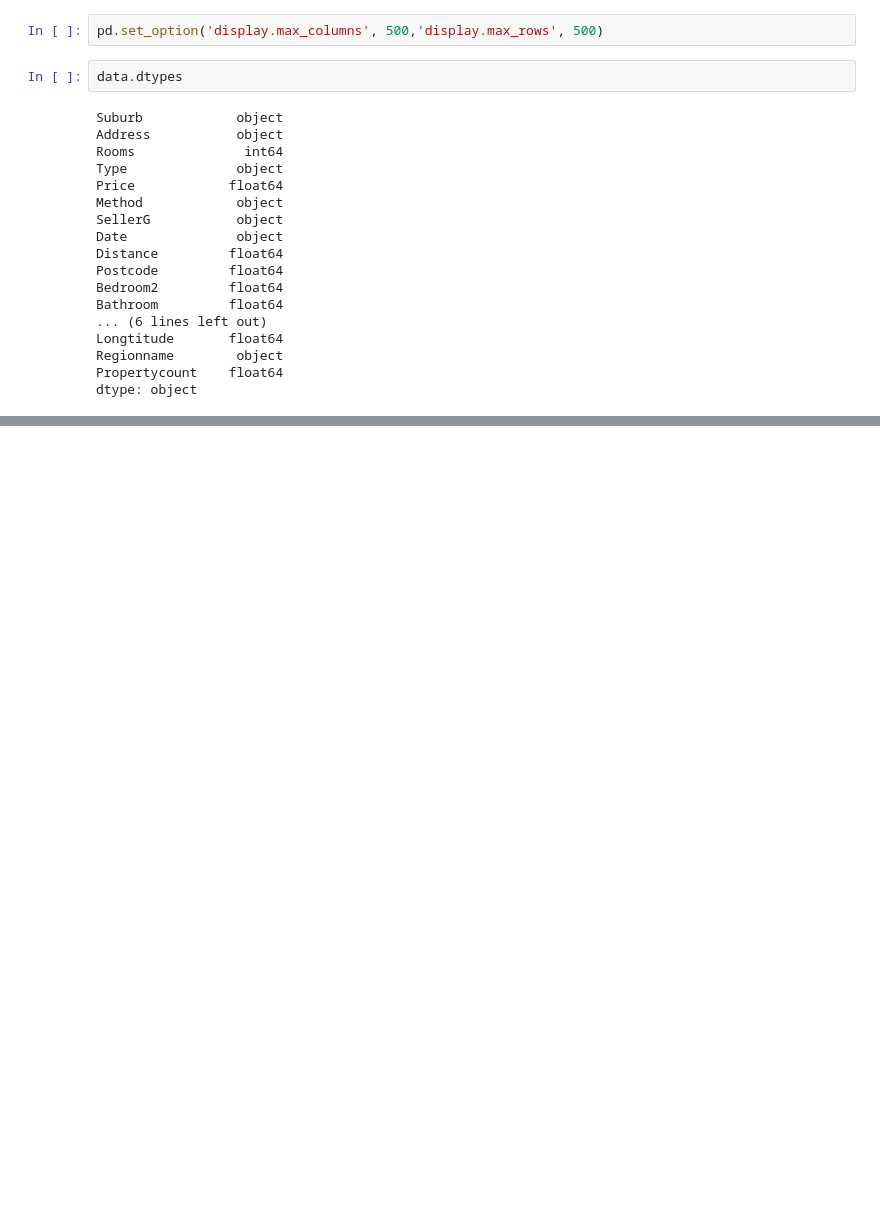
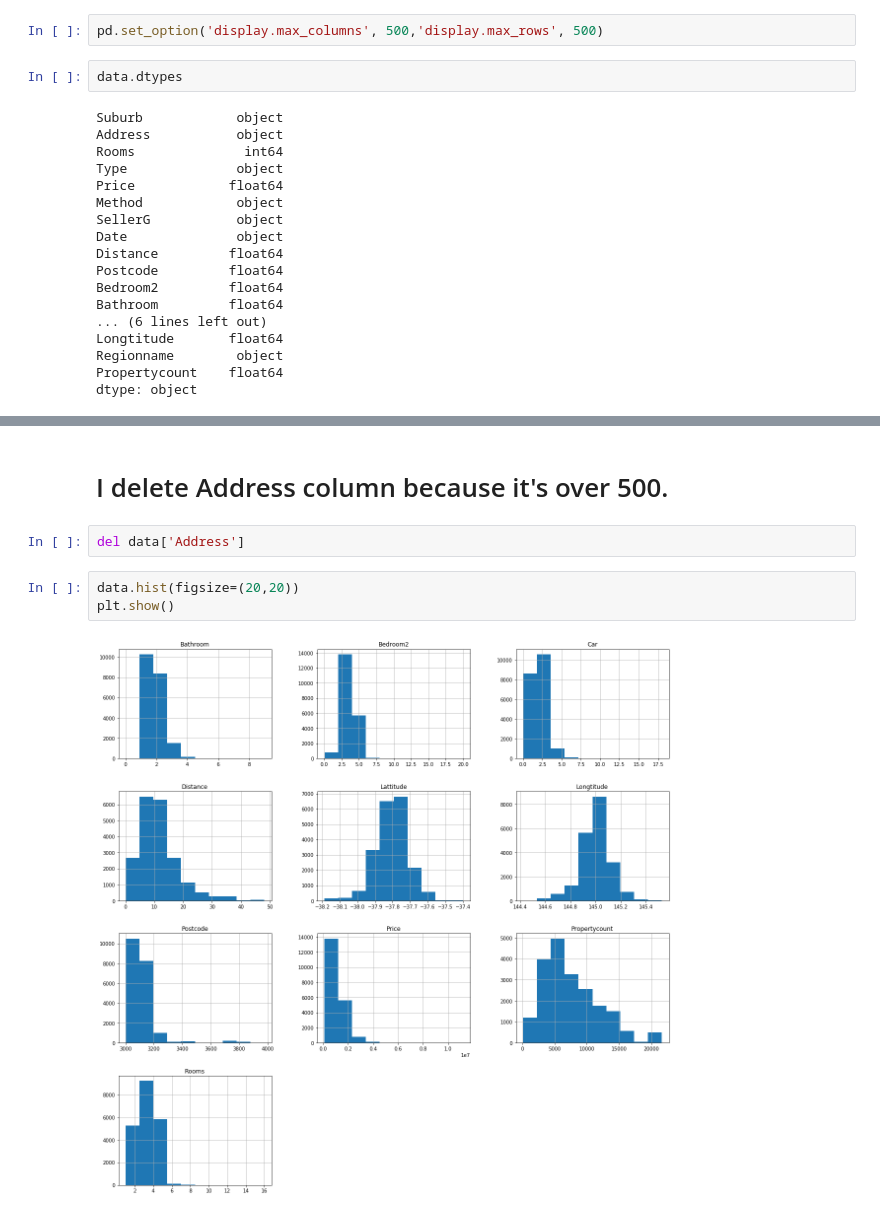
Before and after one commit to duy8498874/Linear-Regression, a Jupyter notebook: Regression_Assignment.ipynb, the cells around one changed output, grey strips where cells are left out. Saved outputs shown, nothing was run; the diff lists cells and outputs as text; blank space fills up the shorter version.

```diff
--- a/Regression_Assignment.ipynb
+++ b/Regression_Assignment.ipynb
@@ -103,0 +183,9 @@ dtype: int64
+# %% [markdown]
+# I delete Address column because it's over 500.
+# %%
+del data['Address']
+# %%
+data.hist(figsize=(20,20))
+plt.show()
+# %% [output]
+[figure, added]
```
Also changed, not shown: parts of 27 cells of this notebook.
